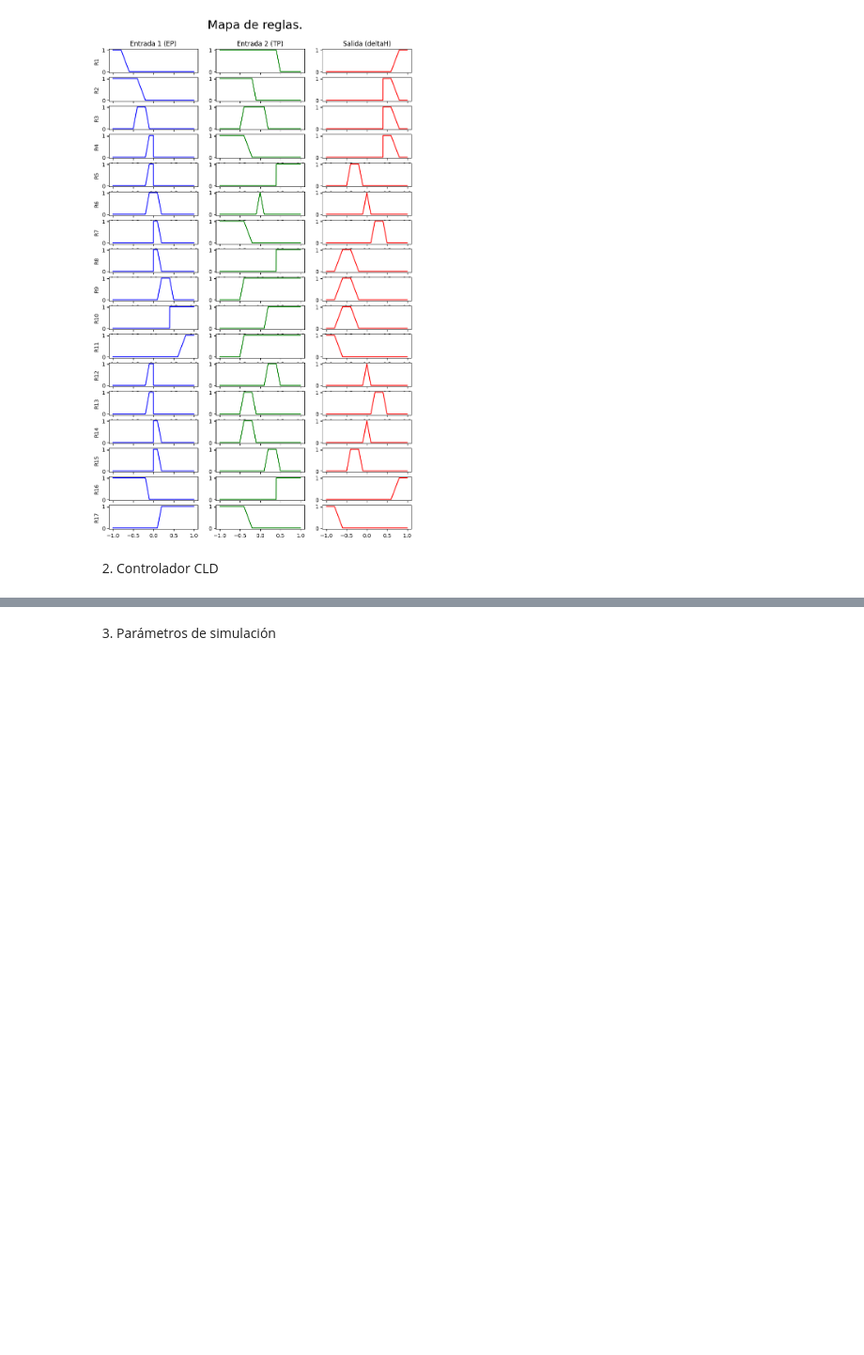
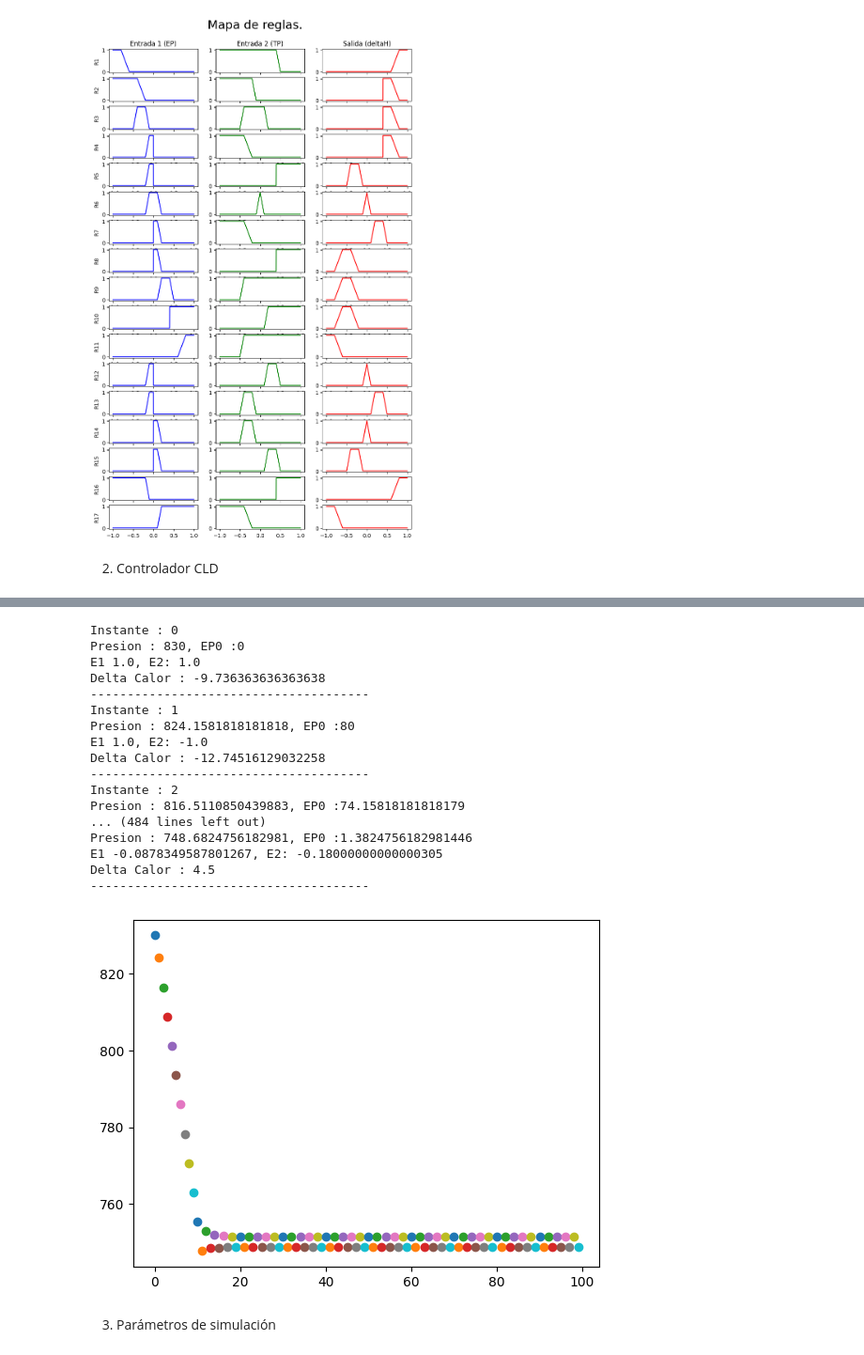
Before and after one commit to NicolasIsla/fuzzy-chainsaw, a Jupyter notebook: proyecto1.ipynb, the cells around one changed output, grey strips where cells are left out. Shown at 94% size. Cells and saved outputs as stored; diff of their text form; code cells hidden in the pictures; blank space fills up the shorter version.

```diff
--- a/proyecto1.ipynb
+++ b/proyecto1.ipynb
@@ -228,2 +337,23 @@ for i, (r_error, r_tasa_cambio_error) in enumerate(mapa_reglas.keys()):
+# %%
+controlador(830, regla=r_centro_gravedad, n_times=100)
+# %% [output]
+Instante : 0
+Presion : 830, EP0 :0
+E1 1.0, E2: 1.0
+Delta Calor : -9.736363636363638
+--------------------------------------
+Instante : 1
+Presion : 824.1581818181818, EP0 :80
+E1 1.0, E2: -1.0
+Delta Calor : -12.74516129032258
+--------------------------------------
+Instante : 2
+Presion : 816.5110850439883, EP0 :74.15818181818179
+... (484 lines left out)
+Presion : 748.6824756182981, EP0 :1.3824756182981446
+E1 -0.0878349587801267, E2: -0.18000000000000305
+Delta Calor : 4.5
+--------------------------------------
+[figure, added]
 # %% [markdown]
 3. Parámetros de simulación
```
Also changed, not shown: parts of 14 cells of this notebook.
